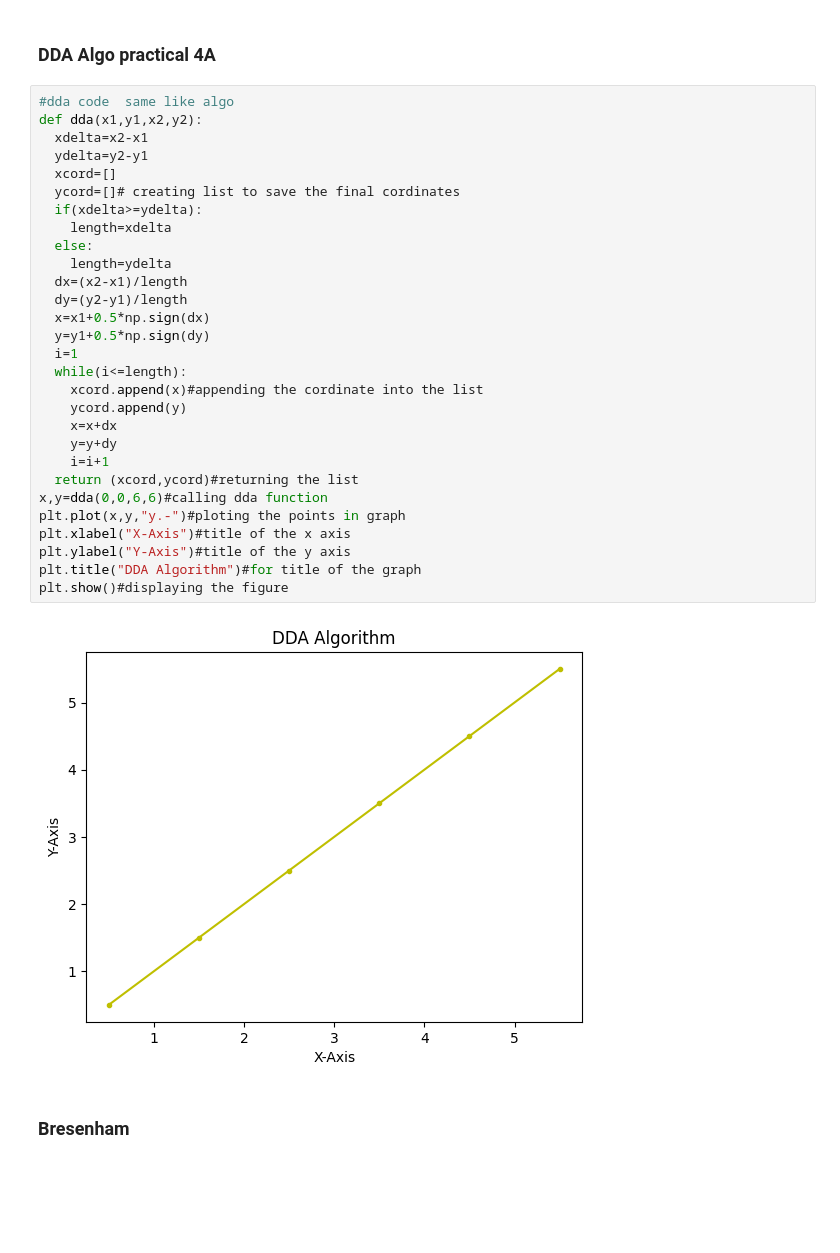
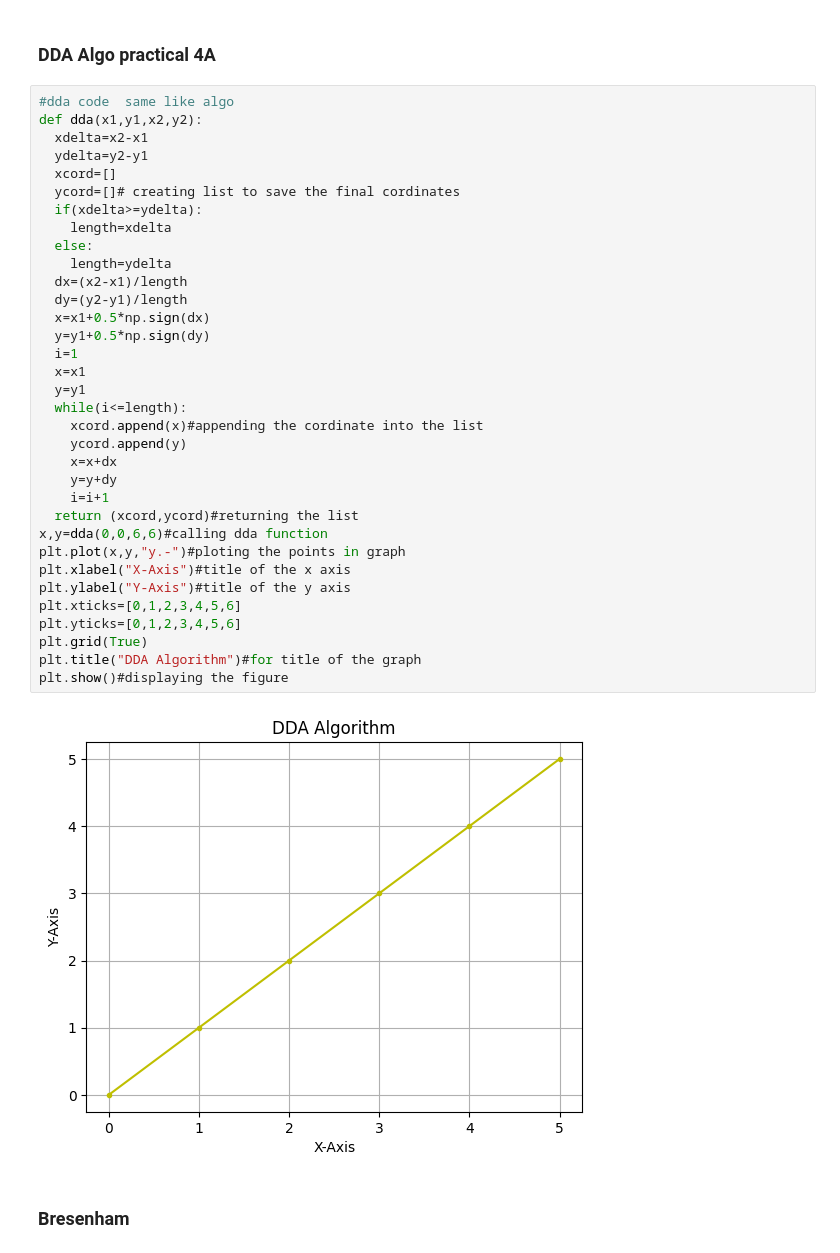
Before and after one commit to RitekPillai/CGPracticals, a Jupyter notebook: MatPlotCourse.ipynb, the cells around one changed output. Saved outputs shown, nothing was run; the diff lists cells and outputs as text; blank space fills up the shorter version.

```diff
--- a/MatPlotCourse.ipynb
+++ b/MatPlotCourse.ipynb
@@ -72,34 +72,39 @@ plt.show()#display the figure
 # %%
 #dda code  same like algo
 def dda(x1,y1,x2,y2):
   xdelta=x2-x1
   ydelta=y2-y1
   xcord=[]
   ycord=[]# creating list to save the final cordinates
   if(xdelta>=ydelta):
     length=xdelta
   else:
     length=ydelta
   dx=(x2-x1)/length
   dy=(y2-y1)/length
   x=x1+0.5*np.sign(dx)
   y=y1+0.5*np.sign(dy)
   i=1
+  x=x1
+  y=y1
   while(i<=length):
     xcord.append(x)#appending the cordinate into the list
     ycord.append(y)
     x=x+dx
     y=y+dy
     i=i+1
   return (xcord,ycord)#returning the list
 x,y=dda(0,0,6,6)#calling dda function
 plt.plot(x,y,"y.-")#ploting the points in graph
 plt.xlabel("X-Axis")#title of the x axis
 plt.ylabel("Y-Axis")#title of the y axis
+plt.xticks=[0,1,2,3,4,5,6]
+plt.yticks=[0,1,2,3,4,5,6]
+plt.grid(True)
 plt.title("DDA Algorithm")#for title of the graph
 plt.show()#displaying the figure
 # %% [output]
-[figure, old version]
+[figure, new version]
 # %% [markdown]
 ### **Bresenham**
 # %%
```
Also changed, not shown: parts of 4 cells of this notebook.
